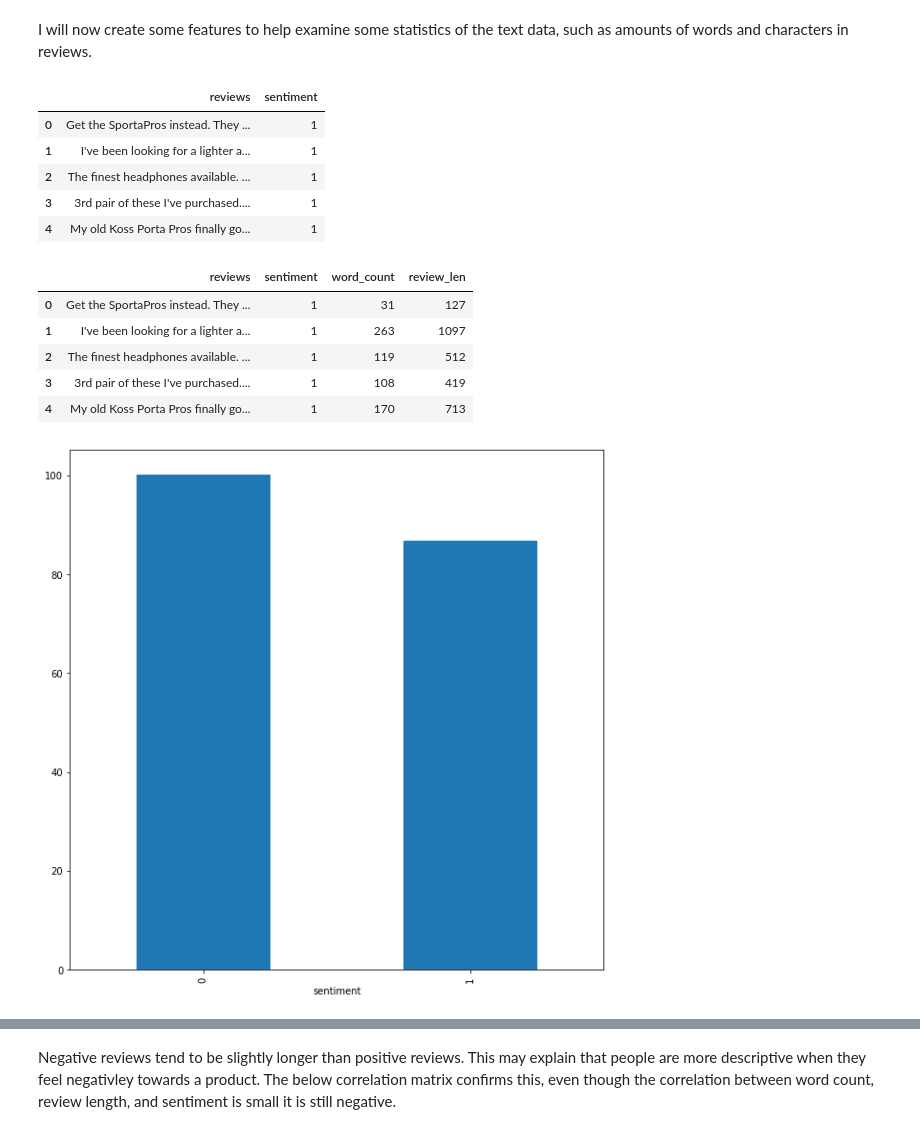
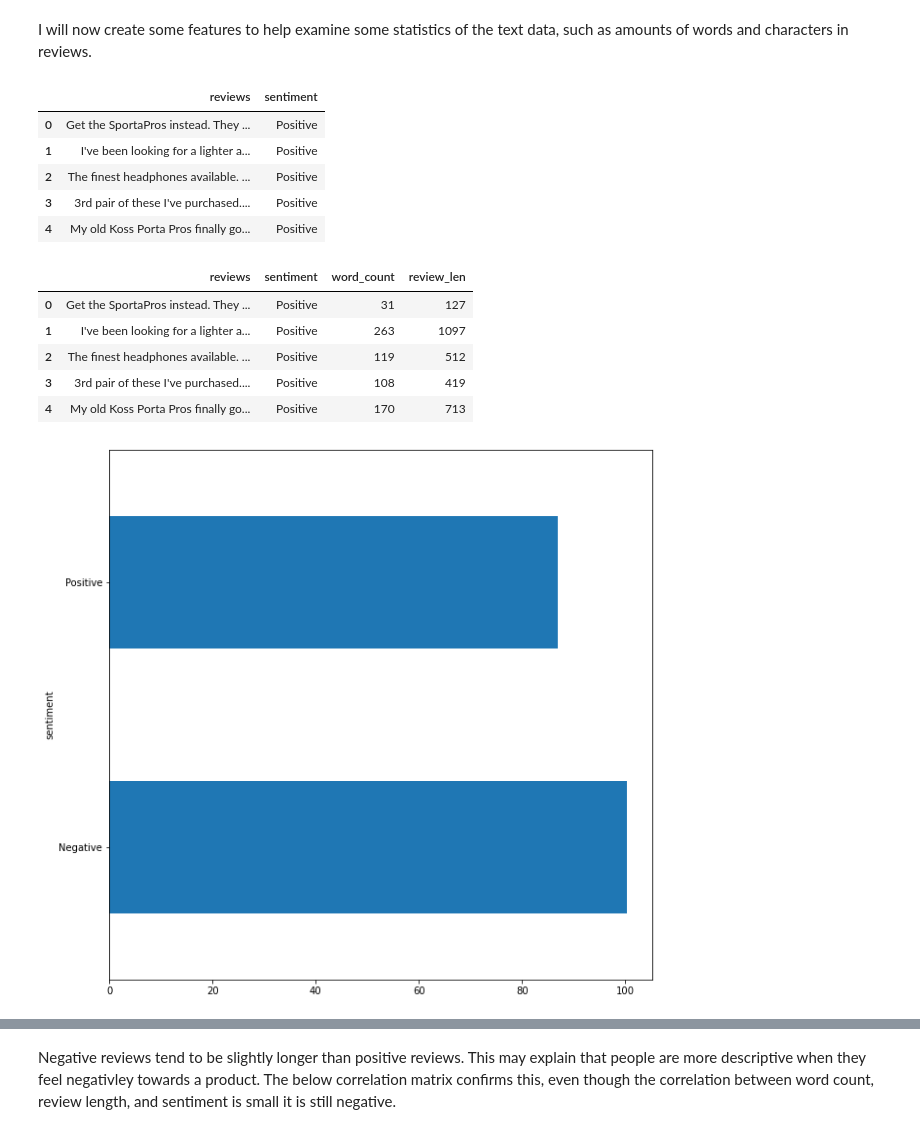
Before and after one commit to whyyoutoo/Sentiment_Classification_for_Amazon_Product_Reviews, a Jupyter notebook: EDA.ipynb, the cells around one changed output, grey strips where cells are left out. Saved outputs shown, nothing was run; the diff lists cells and outputs as text; code cells hidden in the pictures.

Commit message:
revised visualizations

```diff
--- a/EDA.ipynb
+++ b/EDA.ipynb
@@ -237,6 +240,8 @@ memory usage: 17.5+ MB
 df = df.reset_index(drop = True)
 # %%
 # df.to_csv('data/reviews_subset.csv', index = False)
+# %%
+df = pd.read_csv('data/reviews_subset.csv')
 # %% [markdown]
 ### Review Ratings
 
@@ -488,11 +496,11 @@ text_stats_df = df[['reviews', 'sentiment']].copy()
 text_stats_df.head()
 # %% [output]
 |  | reviews | sentiment |
-| 0 | Get the SportaPros instead. They ... | 1 |
-| 1 | I've been looking for a lighter a... | 1 |
-| 2 | The finest headphones available. ... | 1 |
-| 3 | 3rd pair of these I've purchased.... | 1 |
-| 4 | My old Koss Porta Pros finally go... | 1 |
+| 0 | Get the SportaPros instead. They ... | Positive |
+| 1 | I've been looking for a lighter a... | Positive |
+| 2 | The finest headphones available. ... | Positive |
+| 3 | 3rd pair of these I've purchased.... | Positive |
+| 4 | My old Koss Porta Pros finally go... | Positive |
 # %%
 # Create functions to count the amount of words and characters in a review
 def word_count(text):
@@ -508,15 +516,15 @@ text_stats_df['review_len'] = df.reviews.apply(lambda x: char_count(x))
 text_stats_df.head()
 # %% [output]
 |  | reviews | sentiment | word_count | review_len |
-| 0 | Get the SportaPros instead. They ... | 1 | 31 | 127 |
-| 1 | I've been looking for a lighter a... | 1 | 263 | 1097 |
-| 2 | The finest headphones available. ... | 1 | 119 | 512 |
-| 3 | 3rd pair of these I've purchased.... | 1 | 108 | 419 |
-| 4 | My old Koss Porta Pros finally go... | 1 | 170 | 713 |
+| 0 | Get the SportaPros instead. They ... | Positive | 31 | 127 |
+| 1 | I've been looking for a lighter a... | Positive | 263 | 1097 |
+| 2 | The finest headphones available. ... | Positive | 119 | 512 |
+| 3 | 3rd pair of these I've purchased.... | Positive | 108 | 419 |
+| 4 | My old Koss Porta Pros finally go... | Positive | 170 | 713 |
 # %%
 # Average word count of positive and negative reviews
-text_stats_df.groupby('sentiment')['word_count'].mean().plot(kind = 'bar', figsize = (10,10));
+text_stats_df.groupby('sentiment')['word_count'].mean().plot(kind = 'barh', figsize = (10,10));
 # %% [output]
-[figure, old version]
+[figure, new version]
 # %%
 # Average review length of positive and negative reviews
```
Also changed, not shown: parts of 45 cells of this notebook.
